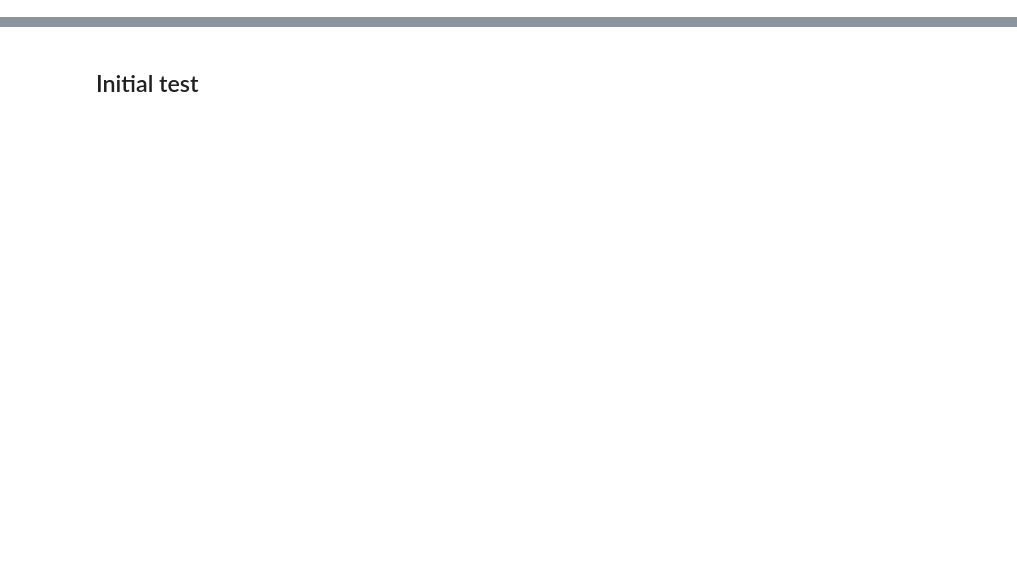
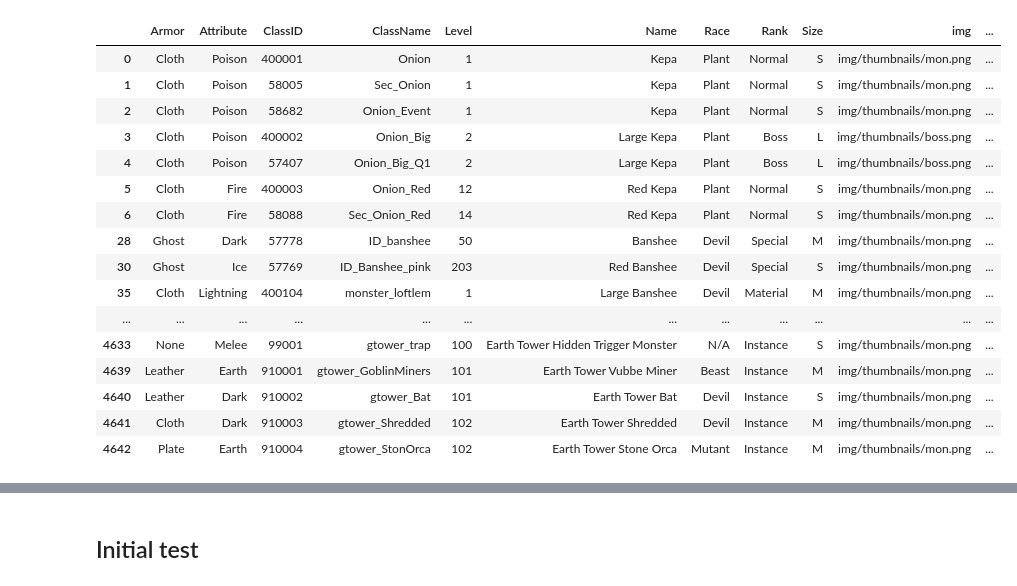
Before and after one commit to hiiwave/TosSearchTW, a Jupyter notebook: tos_dictionary/playground.ipynb, the cells around one changed output, grey strips where cells are left out. Drawn from its saved outputs; the diff is of its cells as text; code cells hidden in the pictures; blank space fills up the shorter version.

```diff
--- a/tos_dictionary/playground.ipynb
+++ b/tos_dictionary/playground.ipynb
@@ -20,0 +29,20 @@ df.head()
+# %%
+tables['npcs'].groupby('Rank').head()
+# %% [output]
+|  | Armor | Attribute | ClassID | ClassName | Level | Name | Race | Rank | Size | img | ... |
+| 0 | Cloth | Poison | 400001 | Onion | 1 | Kepa | Plant | Normal | S | img/thumbnails/mon.png | ... |
+| 1 | Cloth | Poison | 58005 | Sec_Onion | 1 | Kepa | Plant | Normal | S | img/thumbnails/mon.png | ... |
+| 2 | Cloth | Poison | 58682 | Onion_Event | 1 | Kepa | Plant | Normal | S | img/thumbnails/mon.png | ... |
+| 3 | Cloth | Poison | 400002 | Onion_Big | 2 | Large Kepa | Plant | Boss | L | img/thumbnails/boss.png | ... |
+| 4 | Cloth | Poison | 57407 | Onion_Big_Q1 | 2 | Large Kepa | Plant | Boss | L | img/thumbnails/boss.png | ... |
+| 5 | Cloth | Fire | 400003 | Onion_Red | 12 | Red Kepa | Plant | Normal | S | img/thumbnails/mon.png | ... |
+| 6 | Cloth | Fire | 58088 | Sec_Onion_Red | 14 | Red Kepa | Plant | Normal | S | img/thumbnails/mon.png | ... |
+| 28 | Ghost | Dark | 57778 | ID_banshee | 50 | Banshee | Devil | Special | M | img/thumbnails/mon.png | ... |
+| 30 | Ghost | Ice | 57769 | ID_Banshee_pink | 203 | Red Banshee | Devil | Special | S | img/thumbnails/mon.png | ... |
+| 35 | Cloth | Lightning | 400104 | monster_loftlem | 1 | Large Banshee | Devil | Material | M | img/thumbnails/mon.png | ... |
+| ... | ... | ... | ... | ... | ... | ... | ... | ... | ... | ... | ... |
+| 4633 | None | Melee | 99001 | gtower_trap | 100 | Earth Tower Hidden Trigger Monster | N/A | Instance | S | img/thumbnails/mon.png | ... |
+| 4639 | Leather | Earth | 910001 | gtower_GoblinMiners | 101 | Earth Tower Vubbe Miner | Beast | Instance | M | img/thumbnails/mon.png | ... |
+| 4640 | Leather | Dark | 910002 | gtower_Bat | 101 | Earth Tower Bat | Devil | Instance | S | img/thumbnails/mon.png | ... |
+| 4641 | Cloth | Dark | 910003 | gtower_Shredded | 102 | Earth Tower Shredded | Devil | Instance | M | img/thumbnails/mon.png | ... |
+| 4642 | Plate | Earth | 910004 | gtower_StonOrca | 102 | Earth Tower Stone Orca | Mutant | Instance | M | img/thumbnails/mon.png | ... |
```
Also changed, not shown: parts of 7 cells of this notebook, 17 other files.
